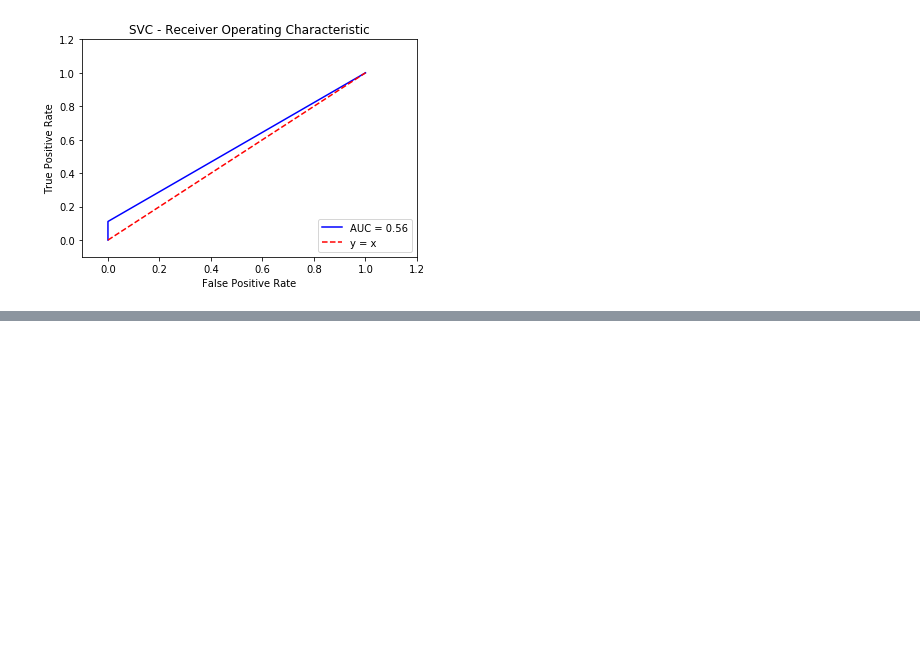
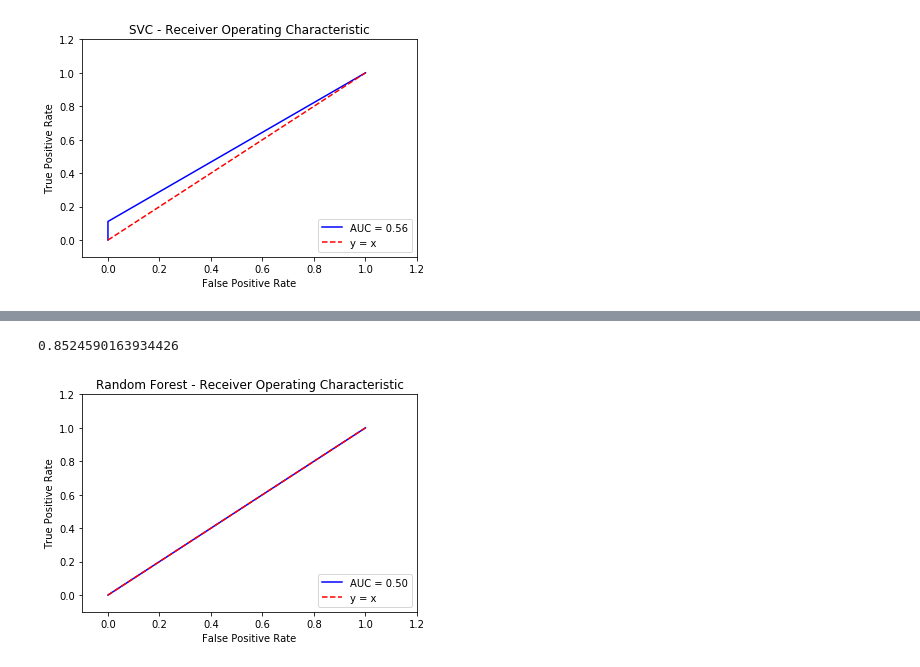
Before and after one commit to sophieshangfei/MasterThesis, a Jupyter notebook: fisherman game gorilla/in-lab vs online data.ipynb, the cells around one changed output, grey strips where cells are left out. Cells and saved outputs as stored; diff of their text form; code cells hidden in the pictures; blank space fills up the shorter version.

```diff
--- a/fisherman game gorilla/in-lab vs online data.ipynb
+++ b/fisherman game gorilla/in-lab vs online data.ipynb
@@ -183,0 +240,4 @@ plt.show()
+# %%
+clf_neuralnet = MLPClassifier(solver='sgd', alpha=0.0001,hidden_layer_sizes=(5, 2), random_state=0)
+# %%
+clf_neuralnet.fit(X_train, y_train)
@@ -183,0 +252,23 @@ plt.show()
+# %%
+neuralnet_prediction = clf_neuralnet.predict(X_test)
+neuralnet_acc = accuracy_score(neuralnet_prediction, y_test)
+neuralnet_acc
+# %% [output]
+0.8524590163934426
+# %%
+false_positive_rate, true_positive_rate, thresholds = roc_curve(y_test, neuralnet_prediction)
+roc_auc = auc(false_positive_rate, true_positive_rate)
+# %%
+plt.title('Random Forest - Receiver Operating Characteristic')
+plt.plot(false_positive_rate, true_positive_rate, 'b',
+label='AUC = %0.2f'% roc_auc)
+plt.legend(loc='lower right')
+plt.plot([0,1],[0,1],'r--', label = 'y = x')
+plt.legend(loc='lower right')
+plt.xlim([-0.1,1.2])
+plt.ylim([-0.1,1.2])
+plt.ylabel('True Positive Rate')
+plt.xlabel('False Positive Rate')
+plt.show()
+# %% [output]
+[figure, added]
```
Also changed, not shown: parts of 32 cells of this notebook, 1 other file.
